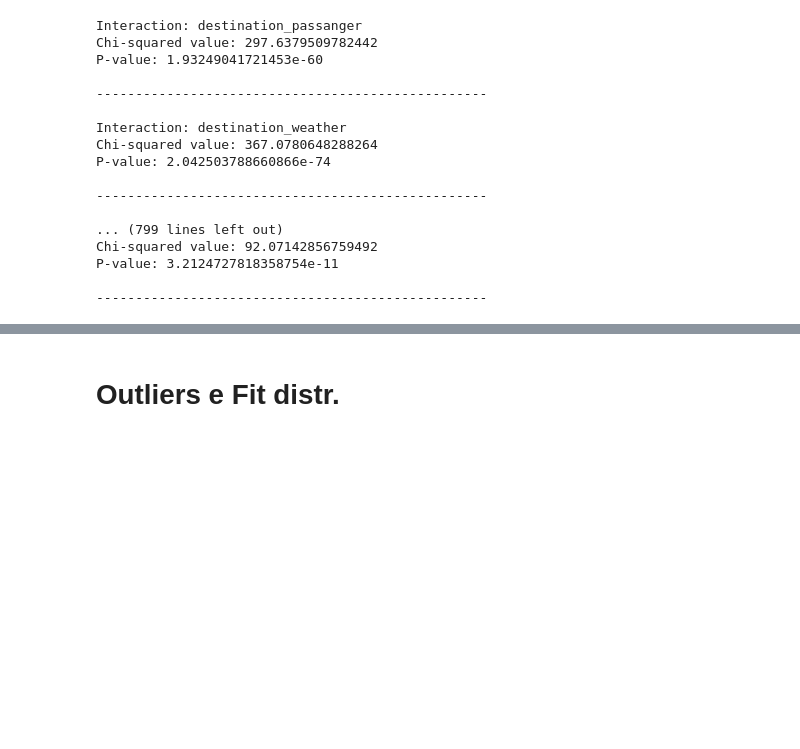
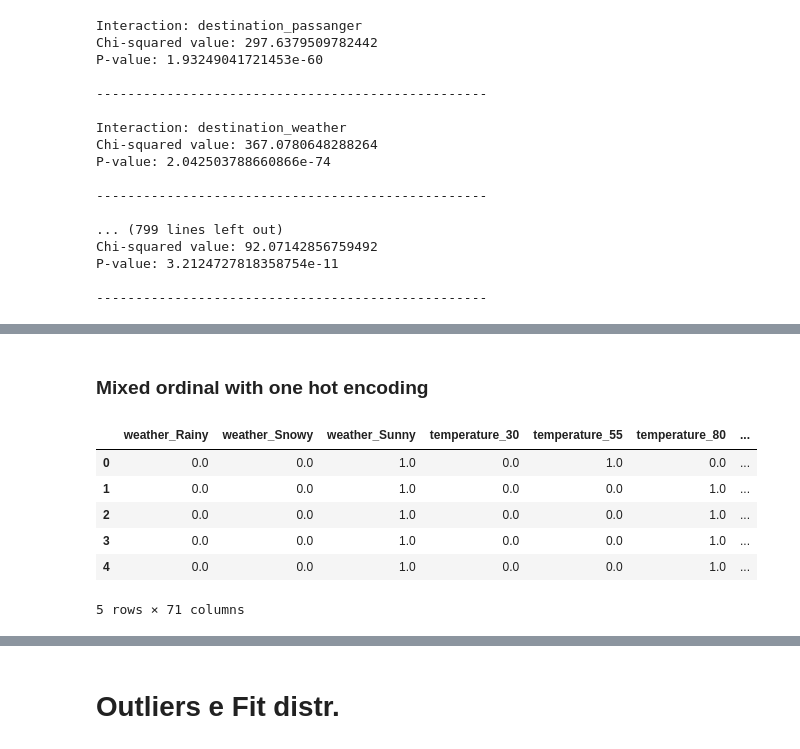
Before and after one commit to leobt23/Data_Mining, a Jupyter notebook: 1_eda/sousa.ipynb, the cells around one changed output, grey strips where cells are left out. Saved outputs shown, nothing was run; the diff lists cells and outputs as text; code cells hidden in the pictures; blank space fills up the shorter version.

```diff
--- a/1_eda/sousa.ipynb
+++ b/1_eda/sousa.ipynb
@@ -621,0 +641,6 @@ data.shape
+# %% [markdown]
+### Mixed ordinal with one hot encoding
+# %%
+one_hot_cols = [ 'weather', 'temperature', 'time', 'expiration', 'age', 'education', 'income', 'Bar', 'CoffeeHouse', 'CarryAway', 'RestaurantLessThan20', 'Restaurant20To50']
+
+ordinal_cols = ['destination', 'passanger', 'coupon', 'gender', 'maritalStatus', 'has_children', 'occupation', 'toCoupon_GEQ15min', 'toCoupon_GEQ25min', 'direction_same']
@@ -621,0 +650,28 @@ data.shape
+# %%
+preprocessor = ColumnTransformer(
+    transformers=[
+        ('one_hot', OneHotEncoder(), one_hot_cols),
+        ('ordinal', OrdinalEncoder(), ordinal_cols)
+    ])
+
+# apply the ColumnTransformer to the data
+data_mix_transform = preprocessor.fit_transform(data)
+# %%
+# get the feature names from the one-hot encoder
+one_hot_features = preprocessor.named_transformers_['one_hot'].get_feature_names_out(one_hot_cols)
+
+# combine the one-hot and ordinal feature names
+feature_names = list(one_hot_features) + ordinal_cols
+
+# convert the numpy array back to a pandas DataFrame
+data_transformed_mix = pd.DataFrame(data_mix_transform, columns=feature_names)
+# %%
+data_transformed_mix.head()
+# %% [output]
+|  | weather_Rainy | weather_Snowy | weather_Sunny | temperature_30 | temperature_55 | temperature_80 | ... |
+| 0 | 0.0 | 0.0 | 1.0 | 0.0 | 1.0 | 0.0 | ... |
+| 1 | 0.0 | 0.0 | 1.0 | 0.0 | 0.0 | 1.0 | ... |
+| 2 | 0.0 | 0.0 | 1.0 | 0.0 | 0.0 | 1.0 | ... |
+| 3 | 0.0 | 0.0 | 1.0 | 0.0 | 0.0 | 1.0 | ... |
+| 4 | 0.0 | 0.0 | 1.0 | 0.0 | 0.0 | 1.0 | ... |
+5 rows × 71 columns
```
Also changed, not shown: parts of 8 cells of this notebook.
